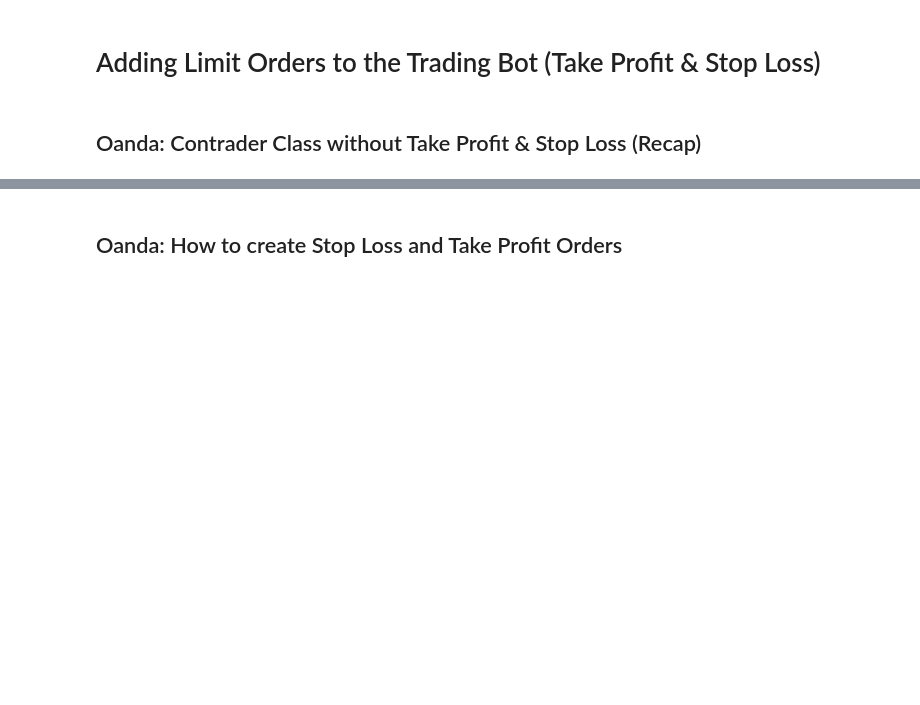
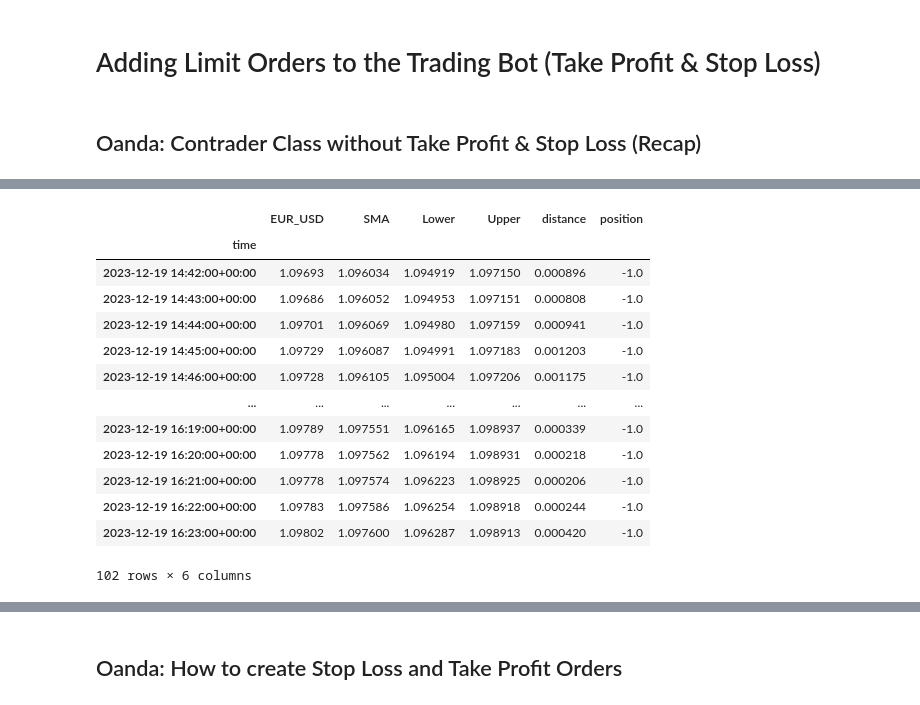
Before and after one commit to dshilman/algo-trading, a Jupyter notebook: trading/NB_05_Take_Profit_Stop_Loss.ipynb, the cells around one changed output, grey strips where cells are left out. Drawn from its saved outputs; the diff is of its cells as text; code cells hidden in the pictures; blank space fills up the shorter version.

```diff
--- a/trading/NB_05_Take_Profit_Stop_Loss.ipynb
+++ b/trading/NB_05_Take_Profit_Stop_Loss.ipynb
@@ -109,6 +38,0 @@ new_df
-# %%
-raw_df = do_math(raw_df)
-raw_df
-# %%
-raw_df.dropna(subset=['Lower'], inplace=True)
-raw_df
@@ -152,0 +56,3 @@ df2
+# %%
+new_df = raw_df.resample("1Min").last()
+new_df
@@ -152,0 +95,17 @@ df2
+# %%
+new_df.resample ("1Min").last()
+# %% [output]
+|  | EUR_USD | SMA | Lower | Upper | distance | position |
+| time |  |  |  |  |  |  |
+| 2023-12-19 14:42:00+00:00 | 1.09693 | 1.096034 | 1.094919 | 1.097150 | 0.000896 | -1.0 |
+| 2023-12-19 14:43:00+00:00 | 1.09686 | 1.096052 | 1.094953 | 1.097151 | 0.000808 | -1.0 |
+| 2023-12-19 14:44:00+00:00 | 1.09701 | 1.096069 | 1.094980 | 1.097159 | 0.000941 | -1.0 |
+| 2023-12-19 14:45:00+00:00 | 1.09729 | 1.096087 | 1.094991 | 1.097183 | 0.001203 | -1.0 |
+| 2023-12-19 14:46:00+00:00 | 1.09728 | 1.096105 | 1.095004 | 1.097206 | 0.001175 | -1.0 |
+| ... | ... | ... | ... | ... | ... | ... |
+| 2023-12-19 16:19:00+00:00 | 1.09789 | 1.097551 | 1.096165 | 1.098937 | 0.000339 | -1.0 |
+| 2023-12-19 16:20:00+00:00 | 1.09778 | 1.097562 | 1.096194 | 1.098931 | 0.000218 | -1.0 |
+| 2023-12-19 16:21:00+00:00 | 1.09778 | 1.097574 | 1.096223 | 1.098925 | 0.000206 | -1.0 |
+| 2023-12-19 16:22:00+00:00 | 1.09783 | 1.097586 | 1.096254 | 1.098918 | 0.000244 | -1.0 |
+| 2023-12-19 16:23:00+00:00 | 1.09802 | 1.097600 | 1.096287 | 1.098913 | 0.000420 | -1.0 |
+102 rows × 6 columns
```
Also changed, not shown: parts of 34 cells of this notebook, 2 other files.
